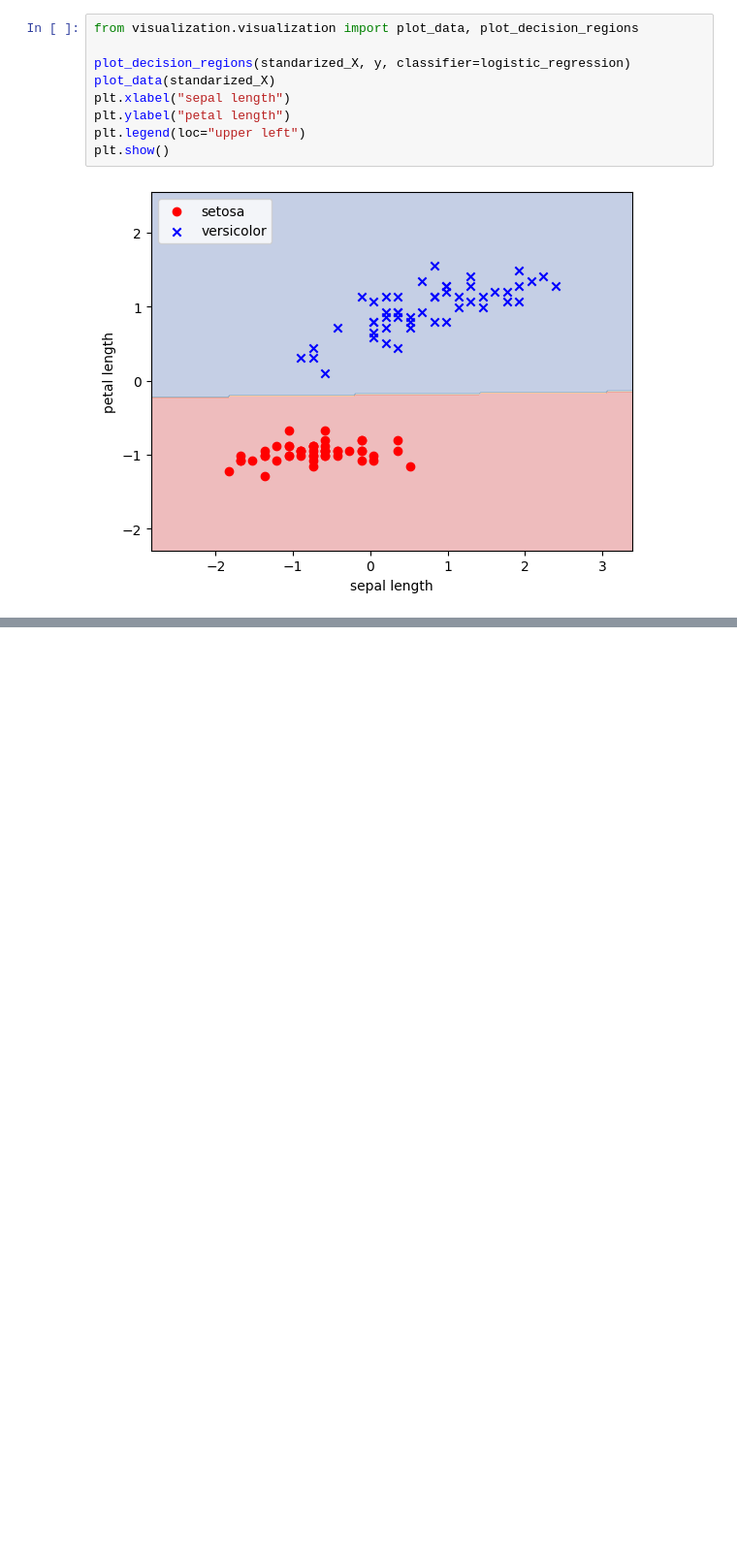
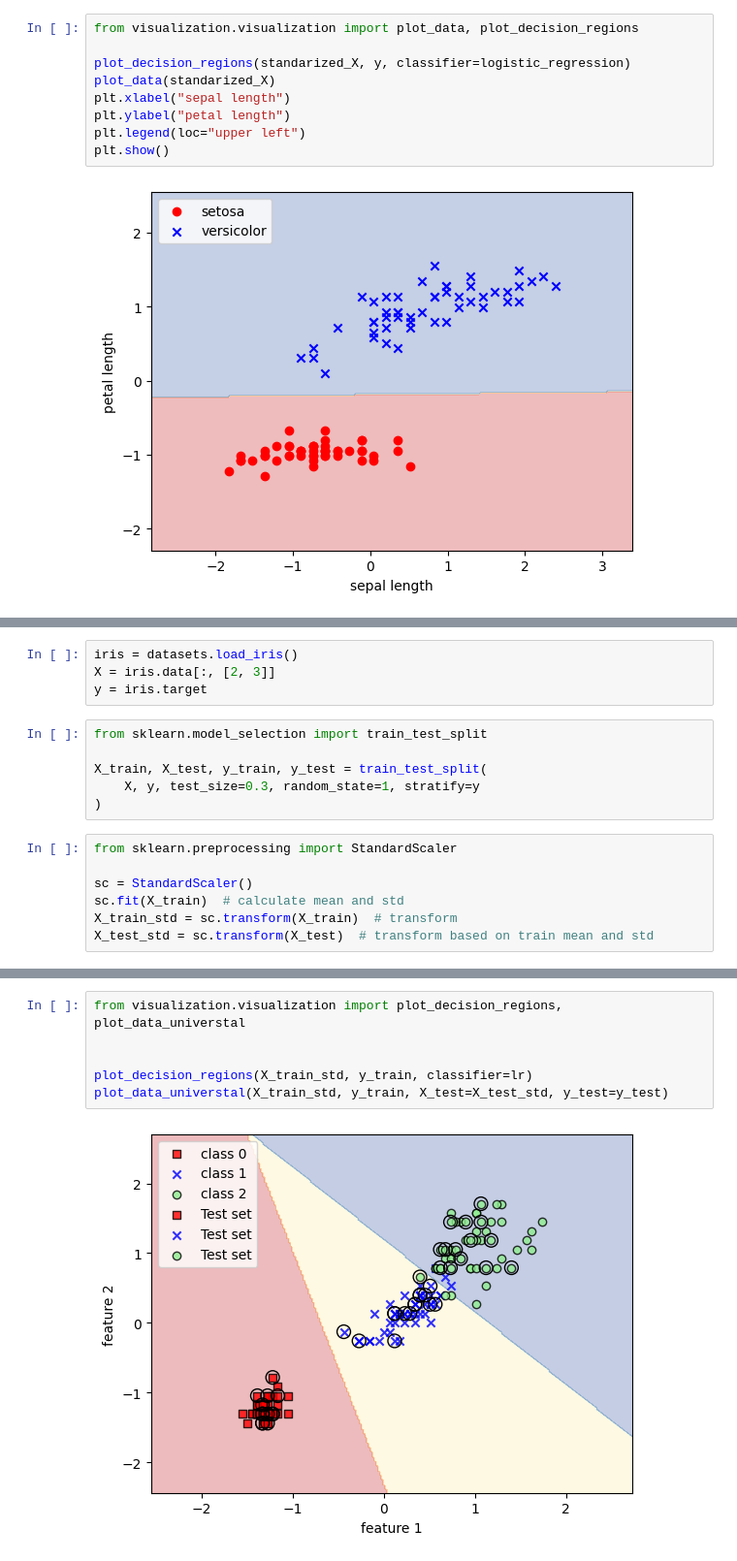
Before and after one commit to Dombearx/MachineLearningWithPytorch, a Jupyter notebook: chapter_3/logistic_regression.ipynb, the cells around one changed output, grey strips where cells are left out. Shown: that part at 97% size. Saved outputs shown, nothing was run; the diff lists cells and outputs as text; blank space fills up the shorter version.

```diff
--- a/chapter_3/logistic_regression.ipynb
+++ b/chapter_3/logistic_regression.ipynb
@@ -68,0 +78,17 @@ plt.show()
+# %%
+iris = datasets.load_iris()
+X = iris.data[:, [2, 3]]
+y = iris.target
+# %%
+from sklearn.model_selection import train_test_split
+
+X_train, X_test, y_train, y_test = train_test_split(
+    X, y, test_size=0.3, random_state=1, stratify=y
+)
+# %%
+from sklearn.preprocessing import StandardScaler
+
+sc = StandardScaler()
+sc.fit(X_train)  # calculate mean and std
+X_train_std = sc.transform(X_train)  # transform
+X_test_std = sc.transform(X_test)  # transform based on train mean and std
@@ -68,0 +100,8 @@ plt.show()
+# %%
+from visualization.visualization import plot_decision_regions, plot_data_universtal
+
+
+plot_decision_regions(X_train_std, y_train, classifier=lr)
+plot_data_universtal(X_train_std, y_train, X_test=X_test_std, y_test=y_test)
+# %% [output]
+[figure, added]
```
Also changed, not shown: parts of 9 cells of this notebook, 2 other files.
